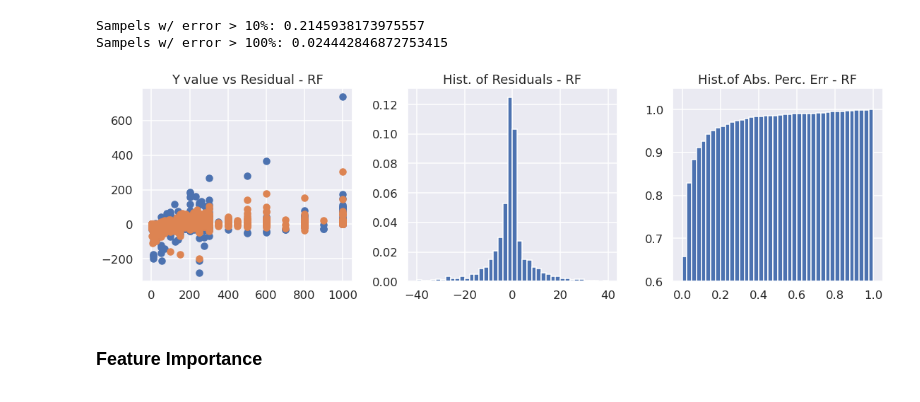
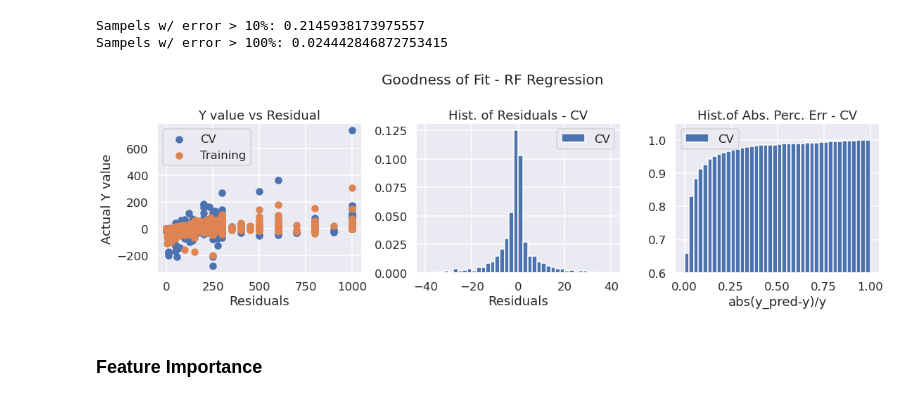
Before and after one commit to mackwn/gas-sensor-analytics-demo, a Jupyter notebook: notebooks/explore_model_building_regression.ipynb, the cells around one changed output. Saved outputs shown, nothing was run; the diff lists cells and outputs as text; code cells hidden in the pictures.

```diff
--- a/notebooks/explore_model_building_regression.ipynb
+++ b/notebooks/explore_model_building_regression.ipynb
@@ -353,23 +323,10 @@ error_per_rf = abs(y_cv-y_pred_svr_cv)/y_cv
 # %% [output]
 Sampels w/ error > 10%: 0.2145938173975557
 Sampels w/ error > 100%: 0.024442846872753415
-# %%
-fig, ax = plt.subplots(1,3,figsize=(16,5))
-
-ax[0].scatter(y_cv,y_cv-y_pred_rf_cv, label='Cross Validation')
-ax[0].scatter(y,y-y_pred_rf, label='Training')
-ax[0].set_title('Y value vs Residual - RF')
-
-ax[1].hist(y_cv-y_pred_rf_cv, density=True, range=(-40,40), bins=40)
-ax[1].set_title('Hist. of Residuals - RF')
-
-ax[2].hist(error_per_rf,range=(0,1),cumulative=True, density=True, bins=40)
-ax[2].set_ylim(.6)
-ax[2].set_title('Hist.of Abs. Perc. Err - RF')
-
-plt.tight_layout()
-# %% [output]
-[figure, removed]
+# %%
+goodness_of_fit_plot(y, y_pred_rf, y_cv, y_pred_rf_cv, error_per_rf, 'RF Regression')
+# %% [output]
+[figure, added]
 # %% [markdown]
 ### Feature Importance
 # %% [markdown]
```
Also changed, not shown: parts of 56 cells of this notebook.
